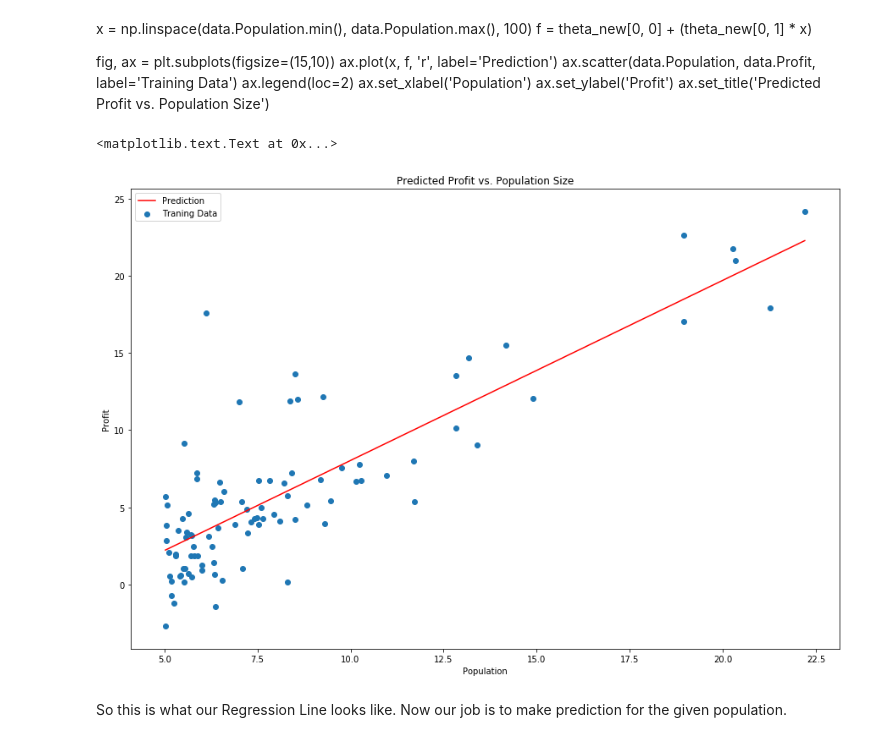
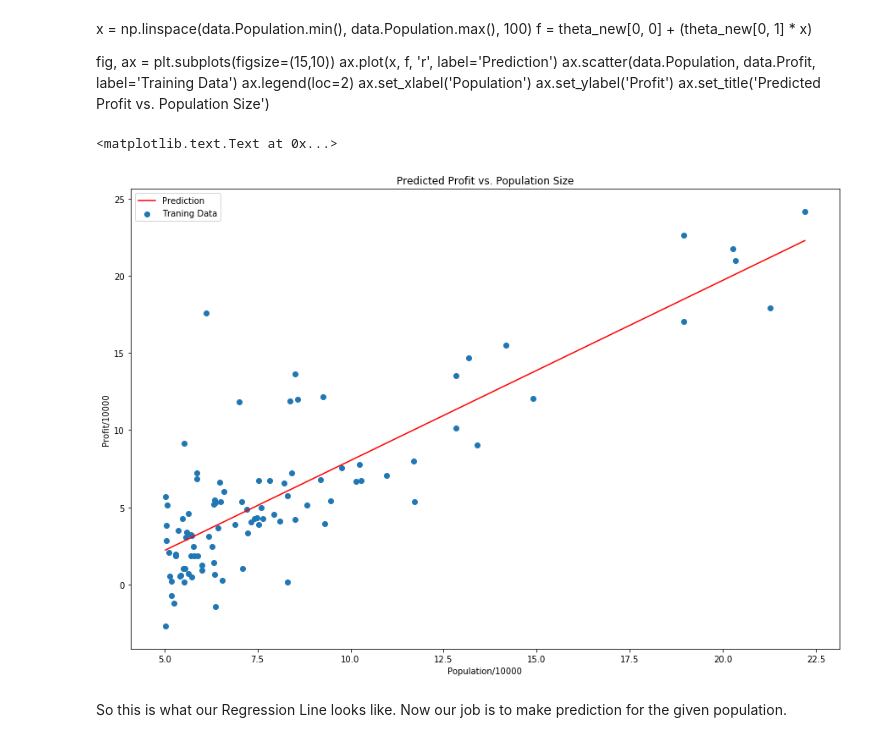
Before and after one commit to utkarshmani1997/Machine_Learning, a Jupyter notebook: exercise_1/exp1.ipynb, the cells around one changed output. Saved outputs shown, nothing was run; the diff lists cells and outputs as text; code cells hidden in the pictures.

```diff
--- a/exercise_1/exp1.ipynb
+++ b/exercise_1/exp1.ipynb
@@ -171,17 +171,17 @@ ax.set_title('Predicted Profit vs. Population Size')
 # %%
 x = np.linspace(data.Population.min(), data.Population.max(), 100)
 f = theta_new[0, 0] + (theta_new[0, 1] * x)
 
 fig, ax = plt.subplots(figsize=(15,10))
 ax.plot(x, f, 'r', label='Prediction')
 ax.scatter(data.Population, data.Profit, label='Traning Data')
 ax.legend(loc=2)
-ax.set_xlabel('Population')
-ax.set_ylabel('Profit')
+ax.set_xlabel('Population/10000')
+ax.set_ylabel('Profit/10000')
 ax.set_title('Predicted Profit vs. Population Size')
 # %% [output]
 <matplotlib.text.Text at 0x...>
-[figure, old version]
+[figure, new version]
 # %% [markdown]
 So this is what our Regression Line looks like. Now our job is to make prediction for the given population.
 # %%
```
